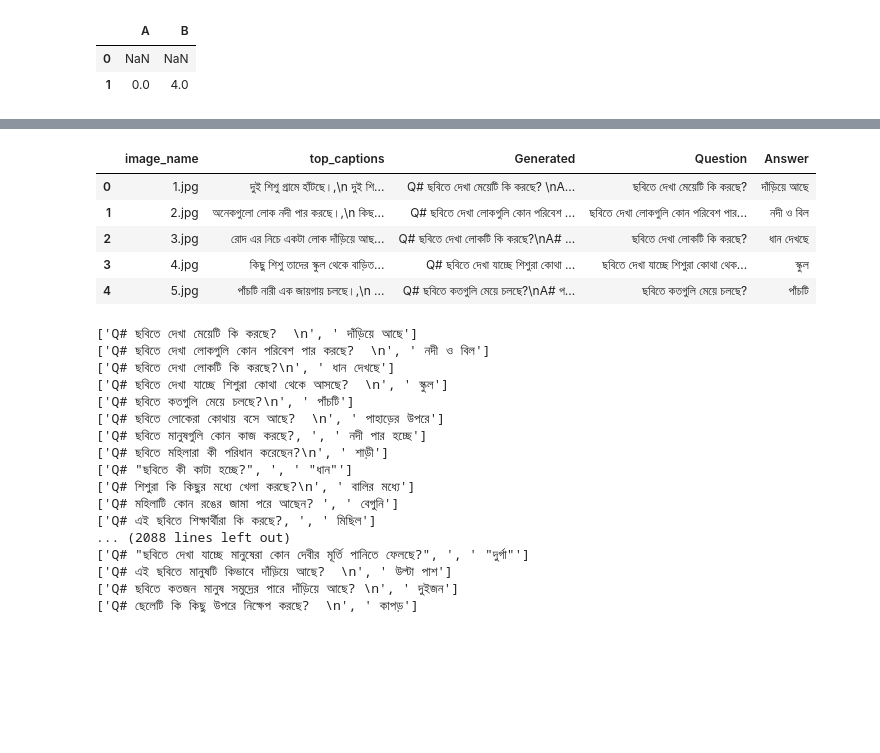
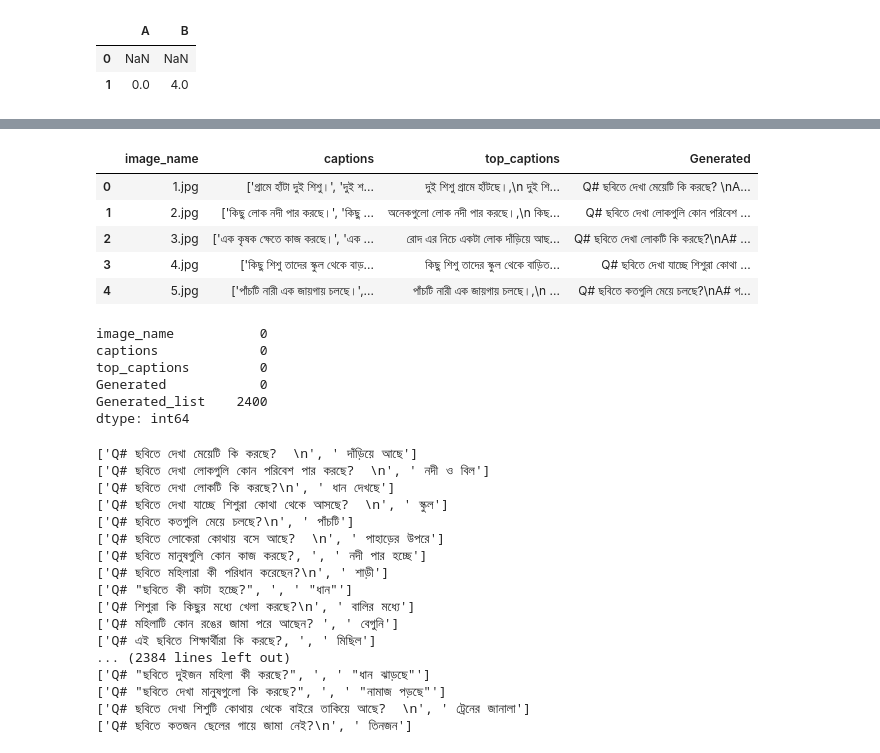
Before and after one commit to souroveskb/VQA, a Jupyter notebook: dataset_explore.ipynb, the cells around one changed output, grey strips where cells are left out. Drawn from its saved outputs; the diff is of its cells as text; code cells hidden in the pictures; blank space fills up the shorter version.

Commit message:
bnature-sub

```diff
--- a/dataset_explore.ipynb
+++ b/dataset_explore.ipynb
@@ -109,16 +109,26 @@ len(df)
 # %%
-df = pd.read_csv("dataset/generated_bnature_subset.csv")
+# df = pd.read_csv("dataset/generated_bnature_subset.csv")
+df = pd.read_csv("dataset/bnature_generated.csv")
 df.head()
 # %% [output]
-|  | image_name | top_captions | Generated | Question | Answer |
-| 0 | 1.jpg | দুই শিশু গ্রামে হাঁটছে।,\n দুই শি... | Q# ছবিতে দেখা মেয়েটি কি করছে? \nA... | ছবিতে দেখা মেয়েটি কি করছে? | দাঁড়িয়ে আছে |
-| 1 | 2.jpg | অনেকগুলো লোক নদী পার করছে।,\n কিছ... | Q# ছবিতে দেখা লোকগুলি কোন পরিবেশ ... | ছবিতে দেখা লোকগুলি কোন পরিবেশ পার... | নদী ও বিল |
-| 2 | 3.jpg | রোদ এর নিচে একটা লোক দাঁড়িয়ে আছ... | Q# ছবিতে দেখা লোকটি কি করছে?\nA# ... | ছবিতে দেখা লোকটি কি করছে? | ধান দেখছে |
-| 3 | 4.jpg | কিছু শিশু তাদের স্কুল থেকে বাড়িত... | Q# ছবিতে দেখা যাচ্ছে শিশুরা কোথা ... | ছবিতে দেখা যাচ্ছে শিশুরা কোথা থেক... | স্কুল |
-| 4 | 5.jpg | পাঁচটি নারী এক জায়গায় চলছে।,\n ... | Q# ছবিতে কতগুলি মেয়ে চলছে?\nA# প... | ছবিতে কতগুলি মেয়ে চলছে? | পাঁচটি |
+|  | image_name | captions | top_captions | Generated |
+| 0 | 1.jpg | ['গ্রামে হাঁটা দুই শিশু।', 'দুই শ... | দুই শিশু গ্রামে হাঁটছে।,\n দুই শি... | Q# ছবিতে দেখা মেয়েটি কি করছে? \nA... |
+| 1 | 2.jpg | ['কিছু লোক নদী পার করছে।', 'কিছু ... | অনেকগুলো লোক নদী পার করছে।,\n কিছ... | Q# ছবিতে দেখা লোকগুলি কোন পরিবেশ ... |
+| 2 | 3.jpg | ['এক কৃষক ক্ষেতে কাজ করছে।', 'এক ... | রোদ এর নিচে একটা লোক দাঁড়িয়ে আছ... | Q# ছবিতে দেখা লোকটি কি করছে?\nA# ... |
+| 3 | 4.jpg | ['কিছু শিশু তাদের স্কুল থেকে বাড়... | কিছু শিশু তাদের স্কুল থেকে বাড়িত... | Q# ছবিতে দেখা যাচ্ছে শিশুরা কোথা ... |
+| 4 | 5.jpg | ['পাঁচটি নারী এক জায়গায় চলছে।',... | পাঁচটি নারী এক জায়গায় চলছে।,\n ... | Q# ছবিতে কতগুলি মেয়ে চলছে?\nA# প... |
 # %%
 # df.loc[:, 'Generated_list'] = None
 # df.dropna(inplace=True)
+
+df.isna().sum()
+# %% [output]
+image_name           0
+captions             0
+top_captions         0
+Generated            0
+Generated_list    2400
+dtype: int64
 # %%
 def split_qa_string(qa_string):
     parts = qa_string.split('A#')
@@ -147,11 +157,11 @@ df['Generated_list'] = df['Generated'].apply(split_qa_string)
 ['Q# শিশুরা কি কিছুর মধ্যে খেলা করছে?\n', ' বালির মধ্যে']
 ['Q# মহিলাটি কোন রঙের জামা পরে আছেন? ', ' বেগুনি']
 ['Q# এই ছবিতে শিক্ষার্থীরা কি করছে?, ', ' মিছিল']
-... (2088 lines left out)
-['Q# "ছবিতে দেখা যাচ্ছে মানুষেরা কোন দেবীর মূর্তি পানিতে ফেলছে?", ', ' "দুর্গা"']
-['Q# এই ছবিতে মানুষটি কিভাবে দাঁড়িয়ে আছে?  \n', ' উল্টা পাশ']
-['Q# ছবিতে কতজন মানুষ সমুদ্রের পারে দাঁড়িয়ে আছে? \n', ' দুইজন']
-['Q# ছেলেটি কি কিছু উপরে নিক্ষেপ করছে?  \n', ' কাপড়']
+... (2384 lines left out)
+['Q# "ছবিতে দুইজন মহিলা কী করছে?", ', ' "ধান ঝাড়ছে"']
+['Q# "ছবিতে দেখা মানুষগুলো কি করছে?", ', ' "নামাজ পড়ছে"']
+['Q# ছবিতে দেখা শিশুটি কোথায় থেকে বাইরে তাকিয়ে আছে?  \n', ' ট্রেনের জানালা']
+['Q# ছবিতে কতজন ছেলের গায়ে জামা নেই?\n', ' তিনজন']
 # %%
 df.head()
 # %% [output]
```
Also changed, not shown: parts of 5 cells of this notebook, 2 other files.
